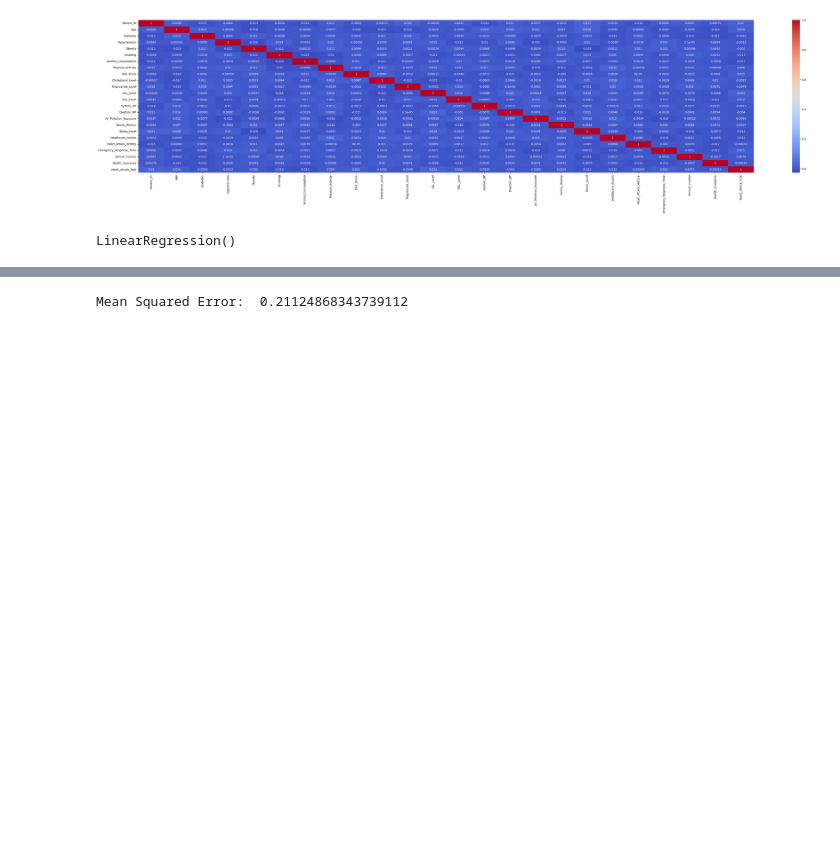
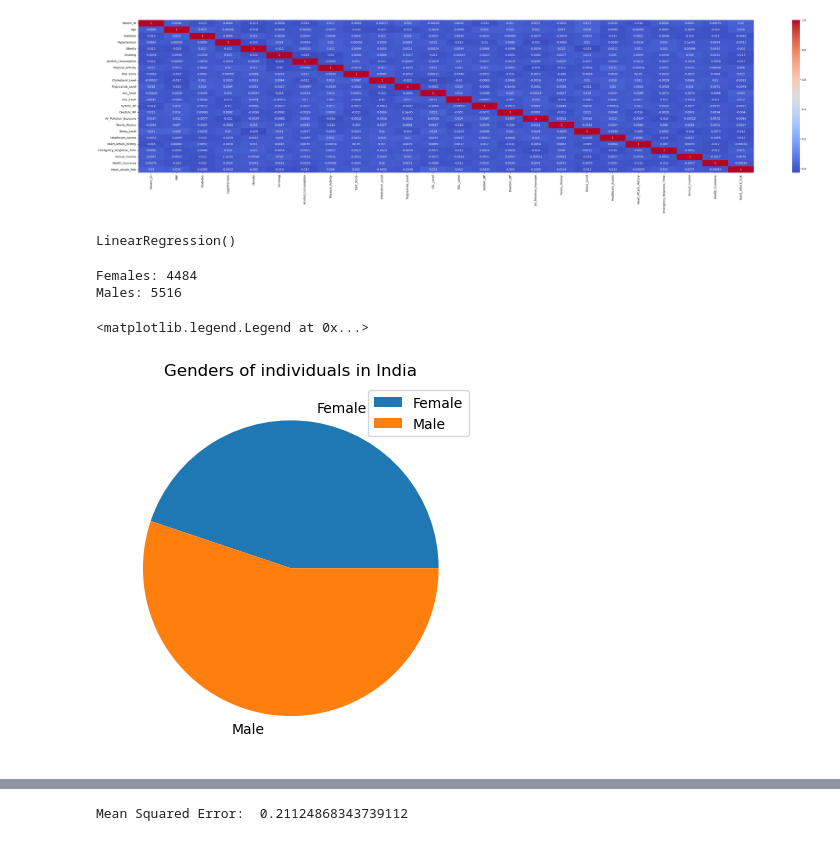
Before and after one commit to arwaguudle/Heart-Attack-EDA-and-Predictions-on-India-, a Jupyter notebook: heart_attack_india.ipynb, the cells around one changed output, grey strips where cells are left out. Cells and saved outputs as stored; diff of their text form; code cells hidden in the pictures; blank space fills up the shorter version.

```diff
--- a/heart_attack_india.ipynb
+++ b/heart_attack_india.ipynb
@@ -78,3 +78,27 @@ model = LinearRegression()
 model.fit(X_train,y_train)
 # %% [output]
 LinearRegression()
+# %%
+female_count = 0
+male_count = 0
+
+for gender in heart_attack_df["Gender"]:
+    if gender == "Female":
+        female_count += 1
+    elif gender == "Male":
+        male_count += 1
+
+print(f"Females: {female_count}")
+print(f"Males: {male_count}")
+
+gender_list = [female_count,male_count]
+labels = ["Female","Male"]
+
+plt.pie(gender_list,labels=labels)
+plt.title("Genders of individuals in India")
+plt.legend()
+# %% [output]
+Females: 4484
+Males: 5516
+<matplotlib.legend.Legend at 0x...>
+[figure, added]
```
Also changed, not shown: parts of 3 cells of this notebook.
